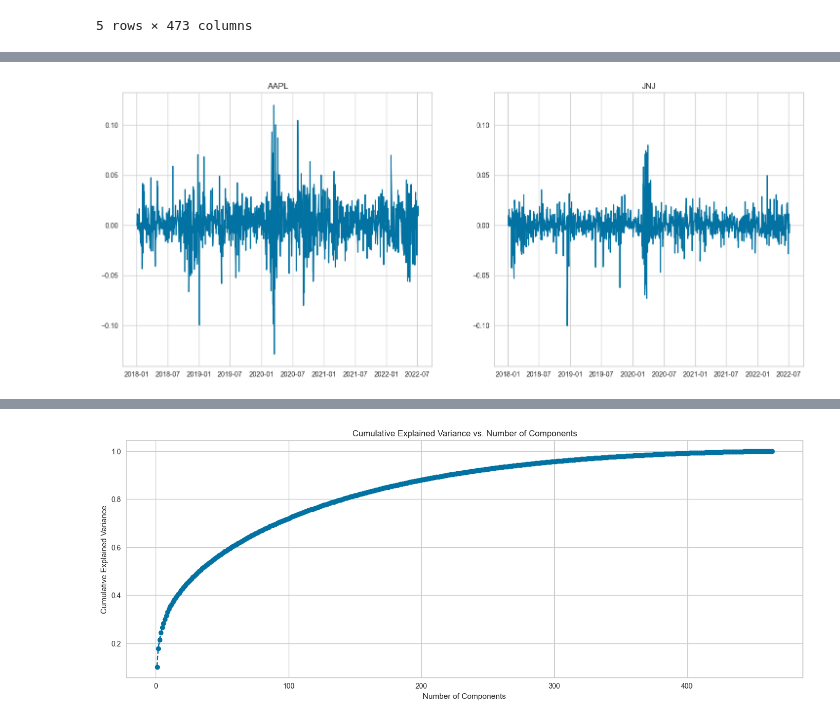
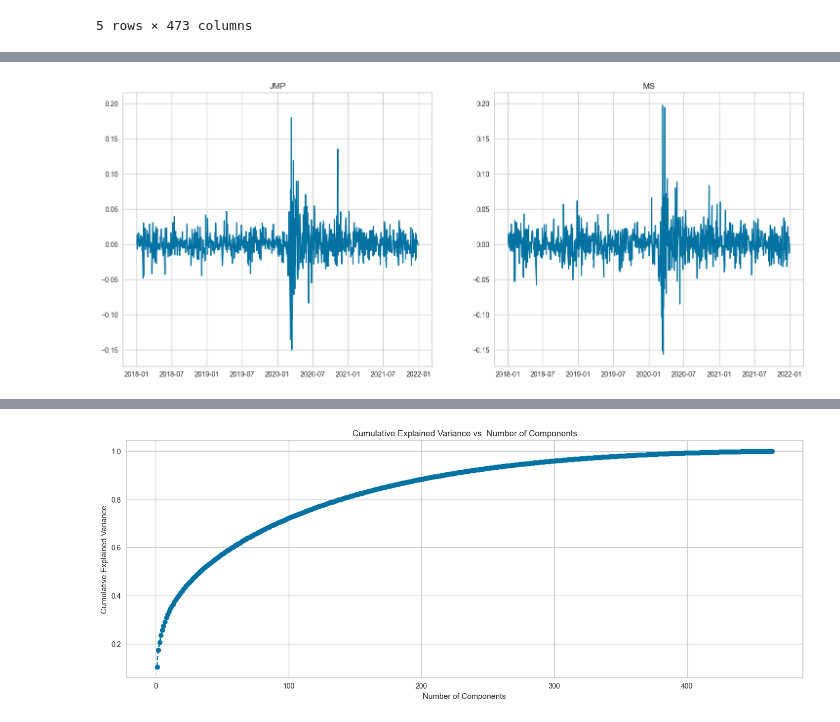
Before and after one commit to dasoaujisi/FDS-Project, a Jupyter notebook: main.ipynb, the cells around one changed output, grey strips where cells are left out. Saved outputs shown, nothing was run; the diff lists cells and outputs as text; code cells hidden in the pictures.

```diff
--- a/main.ipynb
+++ b/main.ipynb
@@ -121,17 +121,17 @@ Length: 473, dtype: int64
 # %%
 # Compare the movement of different stocks.
 
 plt.figure(figsize=(18,16))
 ax1 = plt.subplot(221)
-plt.plot(returns_1_day["AAPL"])
-plt.title("AAPL")
+plt.plot(returns_1_day["JPM"])
+plt.title("JMP")
 
 plt.subplot(222, sharey=ax1)
-plt.plot(returns_1_day["JNJ"])
-plt.title("JNJ")
+plt.plot(returns_1_day["MS"])
+plt.title("MS")
 plt.show()
 # %% [output]
-[figure, old version]
+[figure, new version]
 # %%
 ret_T = returns_1_day.T
 
```
Also changed, not shown: parts of 6 cells of this notebook, 3 other files.
